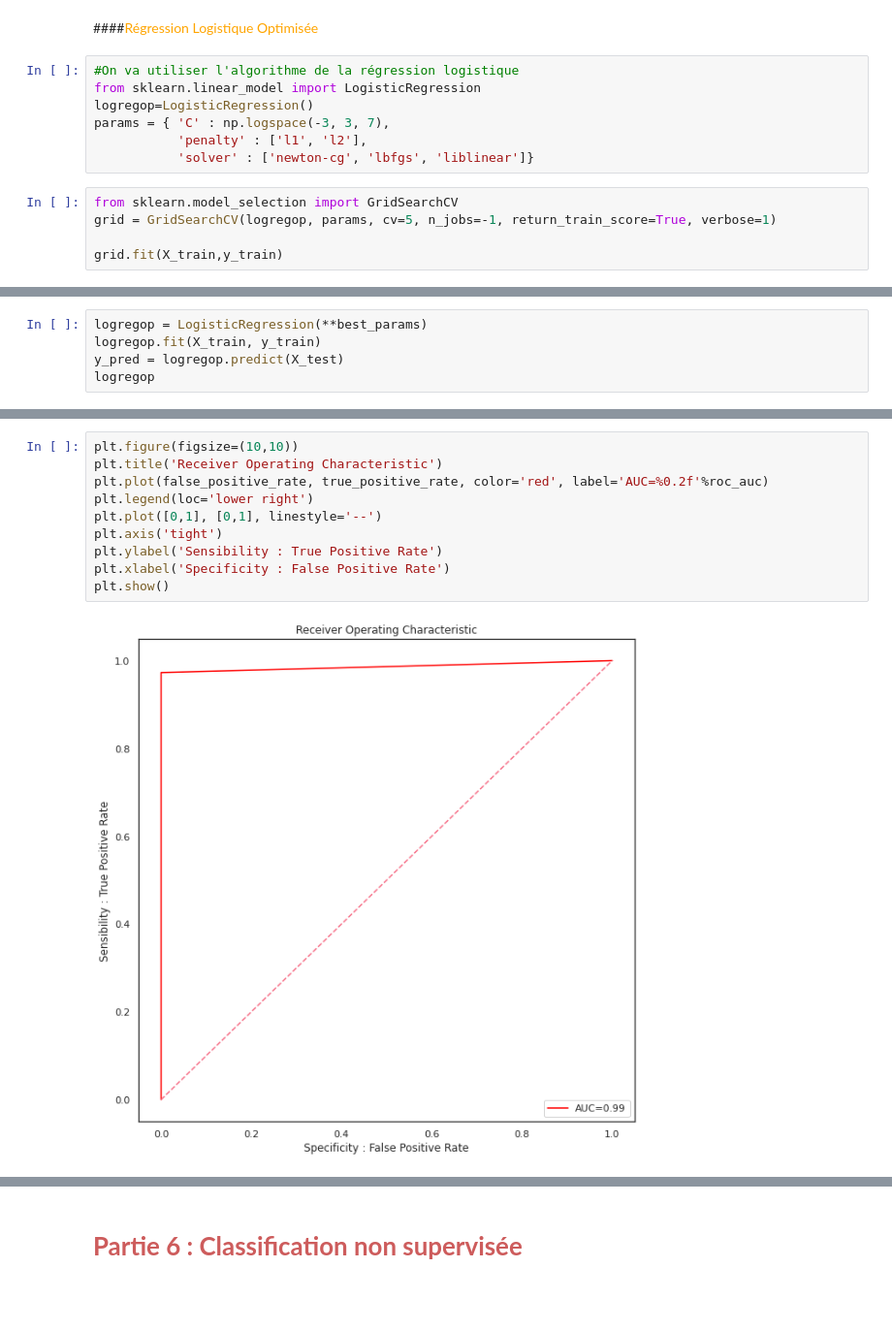
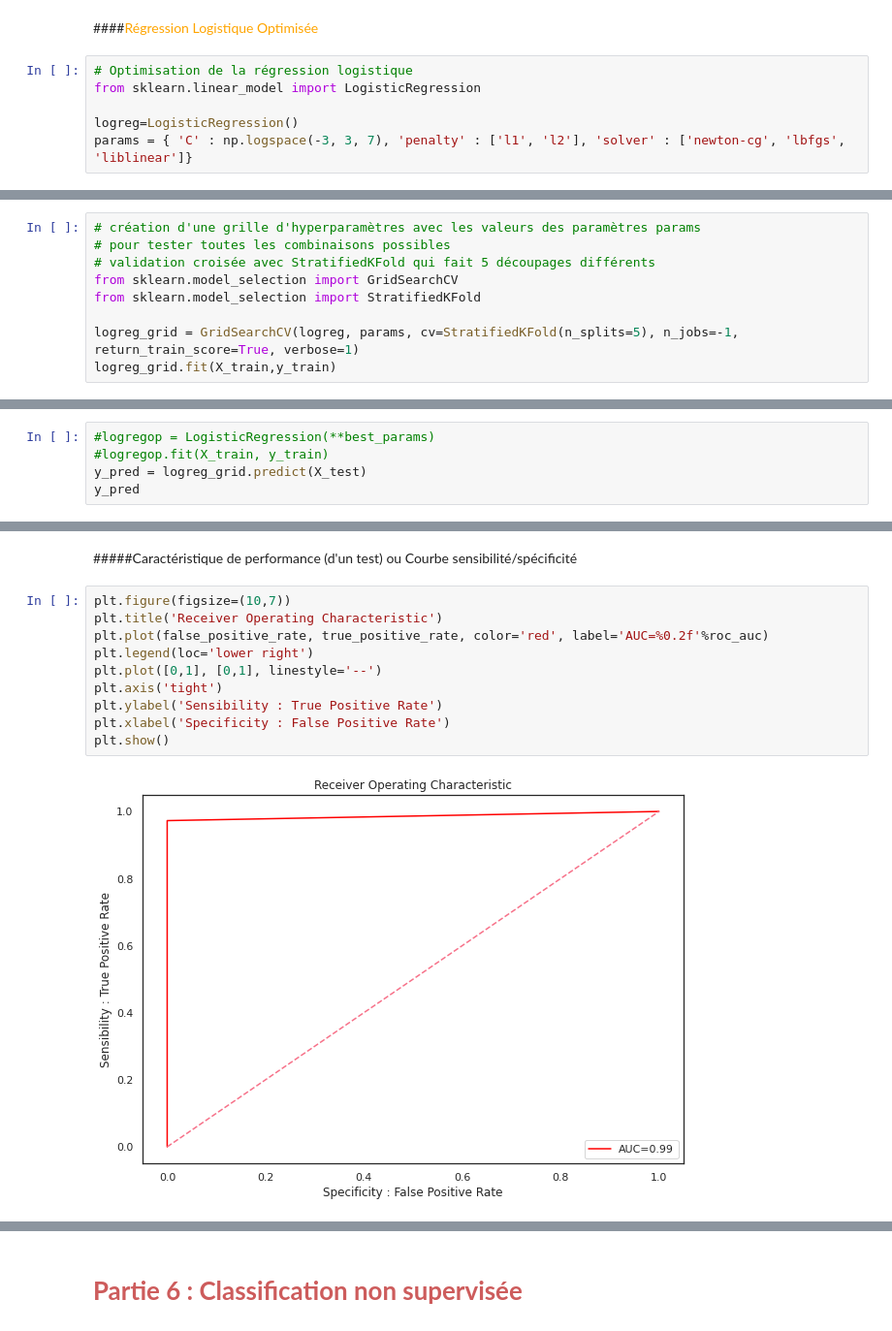
Before and after one commit to Randasabag/Detectez-des-faux-billets-avec-R-ou-Python, a Jupyter notebook: P10.ipynb, the cells around one changed output, grey strips where cells are left out. Shown at 97% size. Cells and saved outputs as stored; diff of their text form; blank space fills up the shorter version.

```diff
--- a/P10.ipynb
+++ b/P10.ipynb
@@ -1134,14 +1157,8 @@ plt.show()
 # %% [markdown]
 ####<font color='orange'>Régression Logistique Optimisée</font>
 # %%
-#On va utiliser l'algorithme de la régression logistique
+# Optimisation de la régression logistique
 from sklearn.linear_model import LogisticRegression
-logregop=LogisticRegression()
-params = { 'C' : np.logspace(-3, 3, 7),
-           'penalty' : ['l1', 'l2'],
-           'solver' : ['newton-cg', 'lbfgs', 'liblinear']}
+
+logreg=LogisticRegression()
+params = { 'C' : np.logspace(-3, 3, 7), 'penalty' : ['l1', 'l2'], 'solver' : ['newton-cg', 'lbfgs', 'liblinear']}
-# %%
-from sklearn.model_selection import GridSearchCV
-grid = GridSearchCV(logregop, params, cv=5, n_jobs=-1, return_train_score=True, verbose=1)
-
-grid.fit(X_train,y_train)
@@ -1198,0 +1165,9 @@ grid.best_score_
+# %%
+# création d'une grille d'hyperparamètres avec les valeurs des paramètres params
+# pour tester toutes les combinaisons possibles
+# validation croisée avec StratifiedKFold qui fait 5 découpages différents
+from sklearn.model_selection import GridSearchCV
+from sklearn.model_selection import StratifiedKFold
+
+logreg_grid = GridSearchCV(logreg, params, cv=StratifiedKFold(n_splits=5), n_jobs=-1, return_train_score=True, verbose=1)
+logreg_grid.fit(X_train,y_train)
@@ -1199,6 +1215,6 @@ grid.best_score_
 # %%
-logregop = LogisticRegression(**best_params)
-logregop.fit(X_train, y_train)
-y_pred = logregop.predict(X_test)
-logregop
+#logregop = LogisticRegression(**best_params)
+#logregop.fit(X_train, y_train)
+y_pred = logreg_grid.predict(X_test)
+y_pred
 # %% [output]
@@ -1226,15 +1282,17 @@ Sensibilité ie taux de vrais billets classés vrais [0.         0.97272727 1.
 Spécificité ie taux de faux billets classés faux [0. 0. 1.]
 [2 1 0]
 0.99
+# %% [markdown]
+#####<font color='pinkdark'>Caractéristique de performance (d'un test) ou Courbe sensibilité/spécificité</font>
 # %%
-plt.figure(figsize=(10,10))
+plt.figure(figsize=(10,7))
 plt.title('Receiver Operating Characteristic')
 plt.plot(false_positive_rate, true_positive_rate, color='red', label='AUC=%0.2f'%roc_auc)
 plt.legend(loc='lower right')
 plt.plot([0,1], [0,1], linestyle='--')
 plt.axis('tight')
 plt.ylabel('Sensibility : True Positive Rate')
 plt.xlabel('Specificity : False Positive Rate')
 plt.show()
 # %% [output]
-[figure, old version]
+[figure, new version]
```
Also changed, not shown: parts of 69 cells of this notebook.
